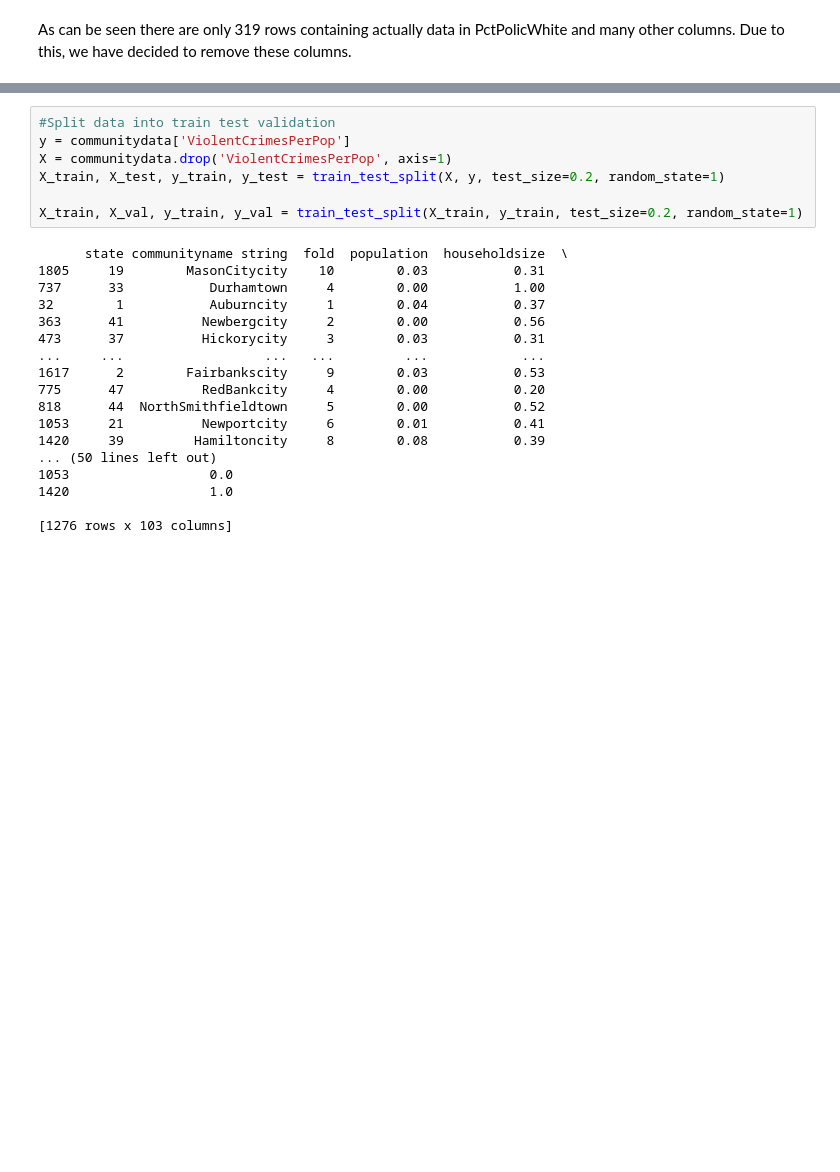
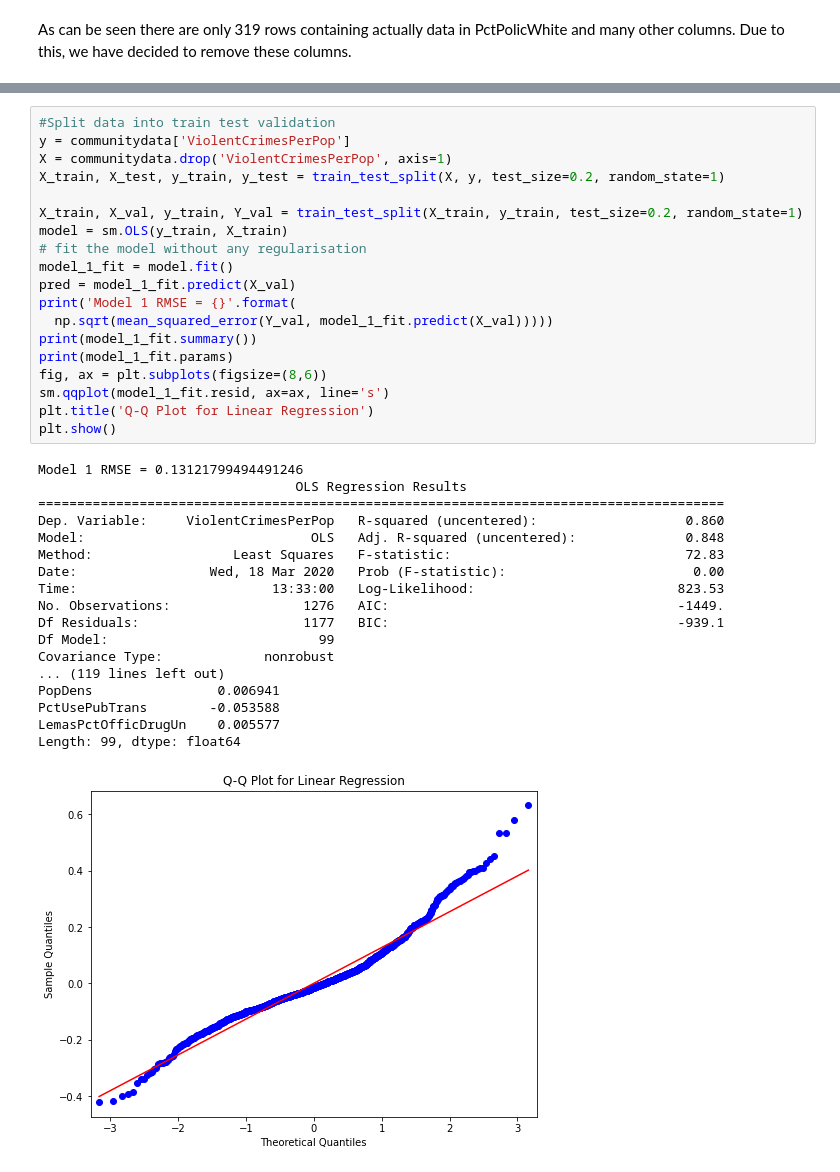
Before and after one commit to Jackhu-gc/CAB420Assignment1A, a Jupyter notebook: assign1q1callum.ipynb, the cells around one changed output, grey strips where cells are left out. Drawn from its saved outputs; the diff is of its cells as text; blank space fills up the shorter version.

Commit message:
linear model, need to look over

```diff
--- a/assign1q1callum.ipynb
+++ b/assign1q1callum.ipynb
@@ -79,25 +79,38 @@ Remaining columns:  ['population', 'householdsize', 'racepctblack', 'racePctWhit
 # %%
 #Split data into train test validation
 y = communitydata['ViolentCrimesPerPop']
 X = communitydata.drop('ViolentCrimesPerPop', axis=1)
 X_train, X_test, y_train, y_test = train_test_split(X, y, test_size=0.2, random_state=1)
 
-X_train, X_val, y_train, y_val = train_test_split(X_train, y_train, test_size=0.2, random_state=1)
+X_train, X_val, y_train, Y_val = train_test_split(X_train, y_train, test_size=0.2, random_state=1)
+model = sm.OLS(y_train, X_train)
+# fit the model without any regularisation
+model_1_fit = model.fit()
+pred = model_1_fit.predict(X_val)
+print('Model 1 RMSE = {}'.format(
+  np.sqrt(mean_squared_error(Y_val, model_1_fit.predict(X_val)))))
+print(model_1_fit.summary())
+print(model_1_fit.params)
+fig, ax = plt.subplots(figsize=(8,6))
+sm.qqplot(model_1_fit.resid, ax=ax, line='s')
+plt.title('Q-Q Plot for Linear Regression')
+plt.show()
 # %% [output]
-      state communityname string  fold  population  householdsize  \
-1805     19        MasonCitycity    10        0.03           0.31
-737      33           Durhamtown     4        0.00           1.00
-32        1           Auburncity     1        0.04           0.37
-363      41          Newbergcity     2        0.00           0.56
-473      37          Hickorycity     3        0.03           0.31
-...     ...                  ...   ...         ...            ...
-1617      2        Fairbankscity     9        0.03           0.53
-775      47          RedBankcity     4        0.00           0.20
-818      44  NorthSmithfieldtown     5        0.00           0.52
-1053     21          Newportcity     6        0.01           0.41
-1420     39         Hamiltoncity     8        0.08           0.39
-... (50 lines left out)
-1053                  0.0
-1420                  1.0
-
-[1276 rows x 103 columns]
+Model 1 RMSE = 0.13121799494491246
+                                 OLS Regression Results
+========================================================================================
+Dep. Variable:     ViolentCrimesPerPop   R-squared (uncentered):                   0.860
+Model:                             OLS   Adj. R-squared (uncentered):              0.848
+Method:                  Least Squares   F-statistic:                              72.83
+Date:                 Wed, 18 Mar 2020   Prob (F-statistic):                        0.00
+Time:                         13:33:00   Log-Likelihood:                          823.53
+No. Observations:                 1276   AIC:                                     -1449.
+Df Residuals:                     1177   BIC:                                     -939.1
+Df Model:                           99
+Covariance Type:             nonrobust
+... (119 lines left out)
+PopDens                0.006941
+PctUsePubTrans        -0.053588
+LemasPctOfficDrugUn    0.005577
+Length: 99, dtype: float64
+[figure, added]
```
Also changed, not shown: parts of 2 cells of this notebook.
